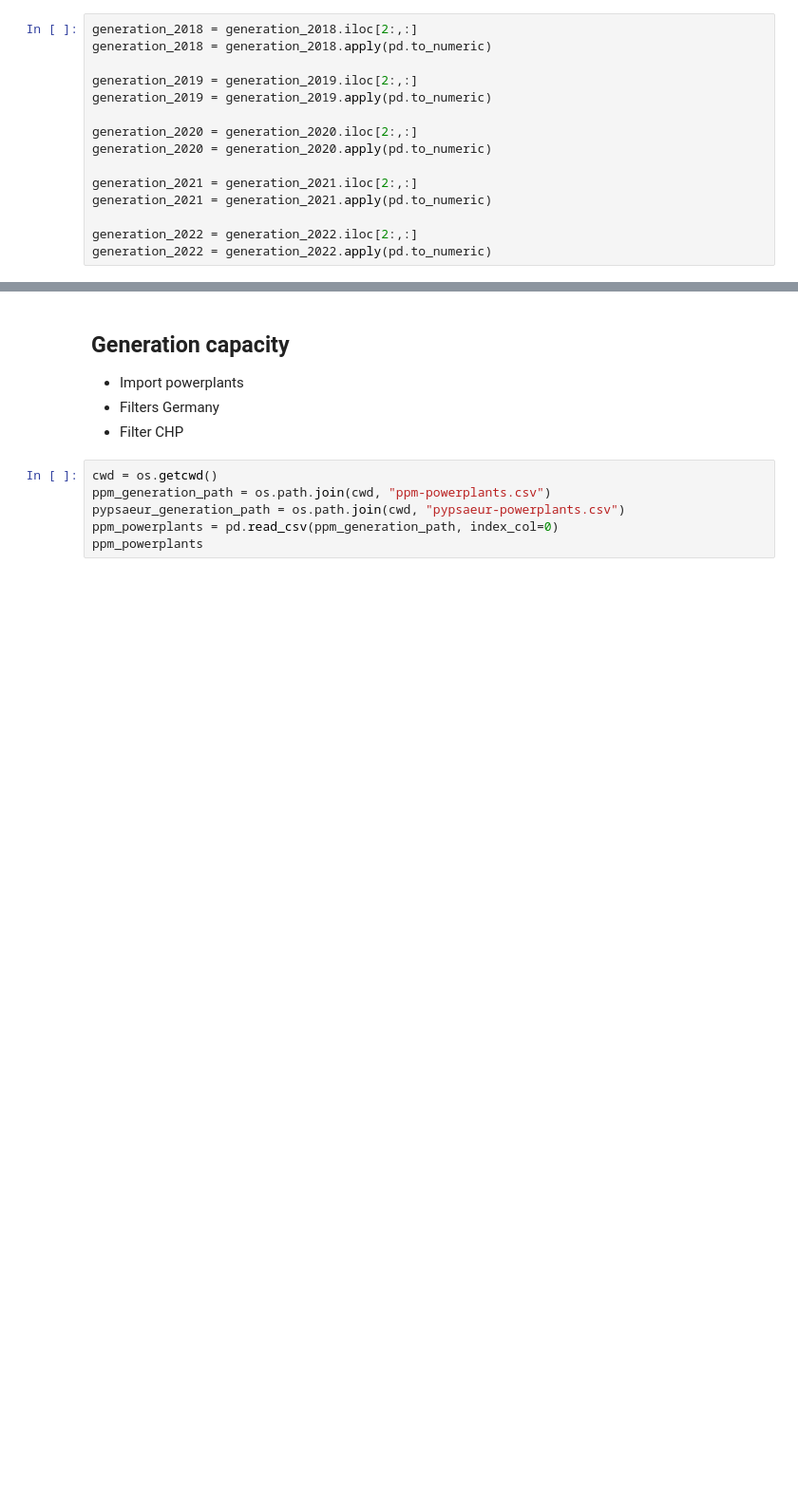
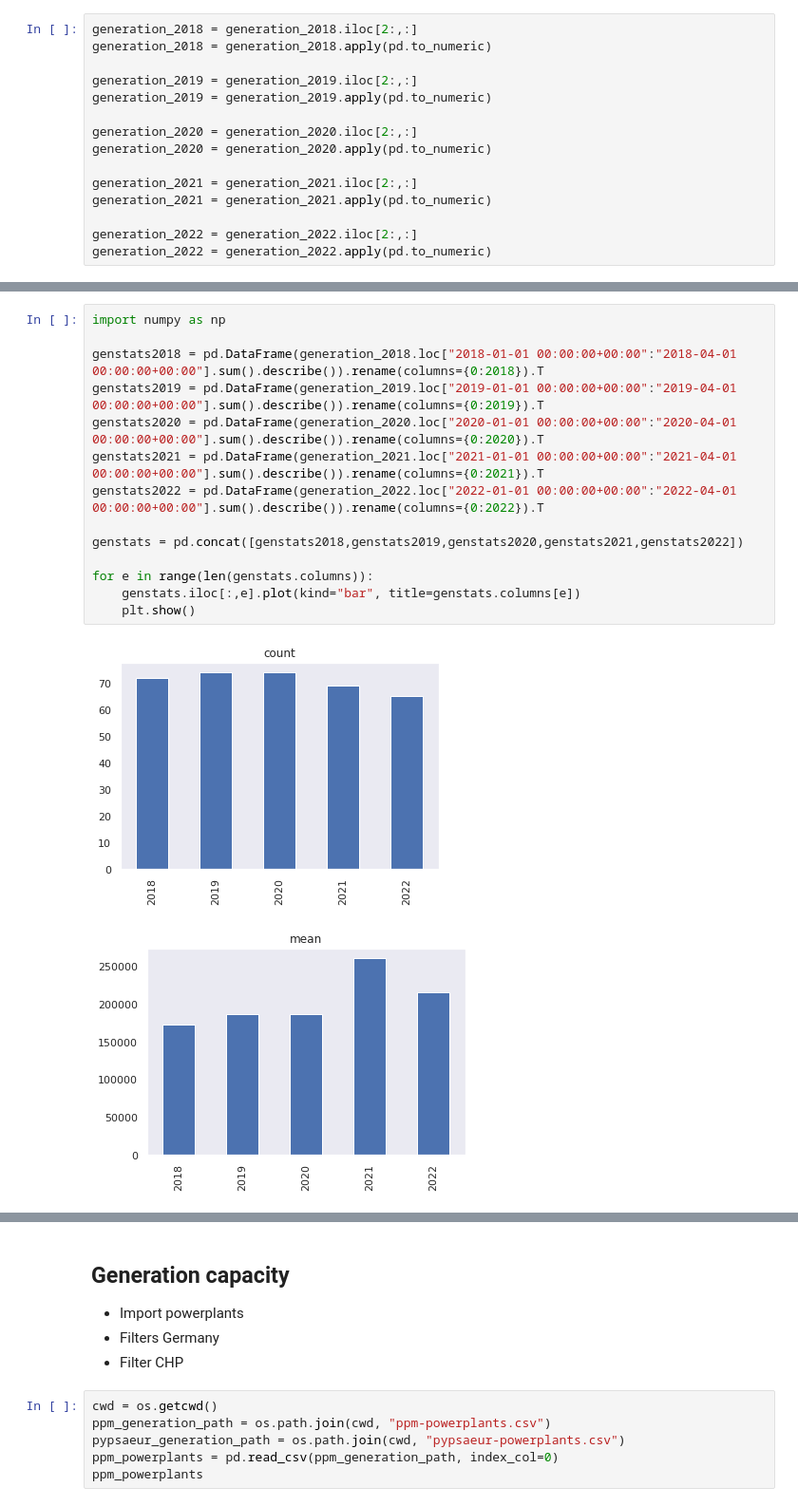
Before and after one commit to pz-max/eu-powerplant-validation, a Jupyter notebook: data_validation.ipynb, the cells around one changed output, grey strips where cells are left out. Shown at 95% size. Drawn from its saved outputs; the diff is of its cells as text; blank space fills up the shorter version.

```diff
--- a/data_validation.ipynb
+++ b/data_validation.ipynb
@@ -124,0 +136,17 @@ df_total["time"]
+# %%
+import numpy as np
+
+genstats2018 = pd.DataFrame(generation_2018.loc["2018-01-01 00:00:00+00:00":"2018-04-01 00:00:00+00:00"].sum().describe()).rename(columns={0:2018}).T
+genstats2019 = pd.DataFrame(generation_2019.loc["2019-01-01 00:00:00+00:00":"2019-04-01 00:00:00+00:00"].sum().describe()).rename(columns={0:2019}).T
+genstats2020 = pd.DataFrame(generation_2020.loc["2020-01-01 00:00:00+00:00":"2020-04-01 00:00:00+00:00"].sum().describe()).rename(columns={0:2020}).T
+genstats2021 = pd.DataFrame(generation_2021.loc["2021-01-01 00:00:00+00:00":"2021-04-01 00:00:00+00:00"].sum().describe()).rename(columns={0:2021}).T
+genstats2022 = pd.DataFrame(generation_2022.loc["2022-01-01 00:00:00+00:00":"2022-04-01 00:00:00+00:00"].sum().describe()).rename(columns={0:2022}).T
+
+genstats = pd.concat([genstats2018,genstats2019,genstats2020,genstats2021,genstats2022])
+
+for e in range(len(genstats.columns)):
+    genstats.iloc[:,e].plot(kind="bar", title=genstats.columns[e])
+    plt.show()
+# %% [output]
+[figure, added]
+[figure, added]
```
Also changed, not shown: parts of 8 cells of this notebook.
